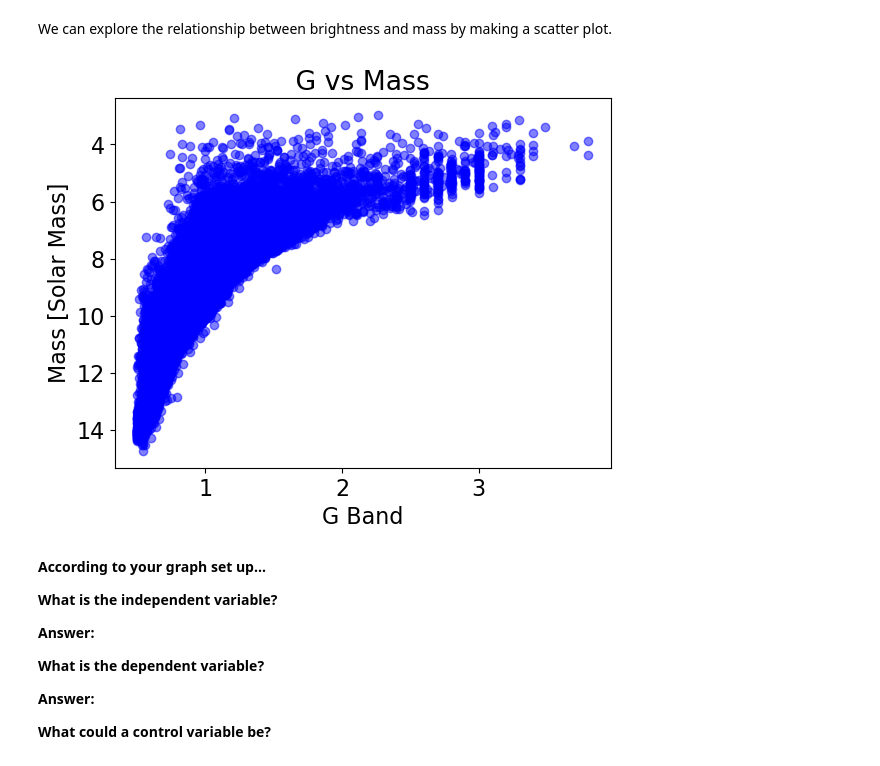
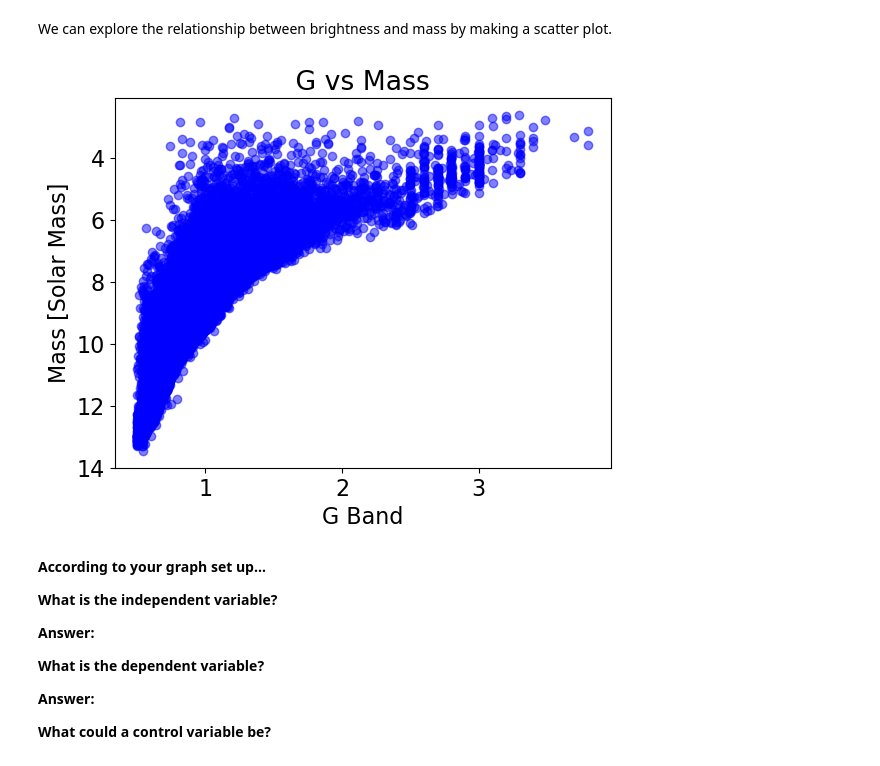
Before and after one commit to PrisonTeachingInitiative/CFR-2025, a Jupyter notebook: Astro/Blank/2 - Stars Pt3.ipynb, the cells around one changed output. Saved outputs shown, nothing was run; the diff lists cells and outputs as text; code cells hidden in the pictures.

```diff
--- a/Astro/Blank/2 - Stars Pt3.ipynb
+++ b/Astro/Blank/2 - Stars Pt3.ipynb
@@ -95,7 +95,7 @@ plt.title("R-band Magnitude Distribution", fontsize=18)
 plt.xlabel("Magnitude (AB mag)", fontsize=14)
 plt.ylabel("Number of Stars", fontsize=14)      #
 
-plt.rc('font', **{'family': 'sans-serif', 'size': 16})
+plt.rc('font', **{'family': 'sans-serif', 'size': 18})
 
 plt.grid(True)
 plt.show()
@@ -114,15 +114,16 @@ We can explore the relationship between brightness and mass by making a scatter
 # %%
 # make a scatter plot where g vs mass (remember which goes on the y axis in that format)
 # you might want to flip the y axis so the bigger numbers are at the bottom since that corresponds to dimmer stars (google how to)
 
-plt.scatter(mass, gband, c='blue', alpha=0.5)
+
+plt.scatter(mass, rband, c='blue', alpha=0.5)
 plt.gca().invert_yaxis()
 plt.xlabel("G Band")
 plt.ylabel("Mass [Solar Mass]")
 plt.title(" G vs Mass ")
 plt.show()
 # %% [output]
-[figure, old version]
+[figure, new version]
 # %% [markdown]
 **According to your graph set up...**
 
```
Also changed, not shown: parts of 4 cells of this notebook.
